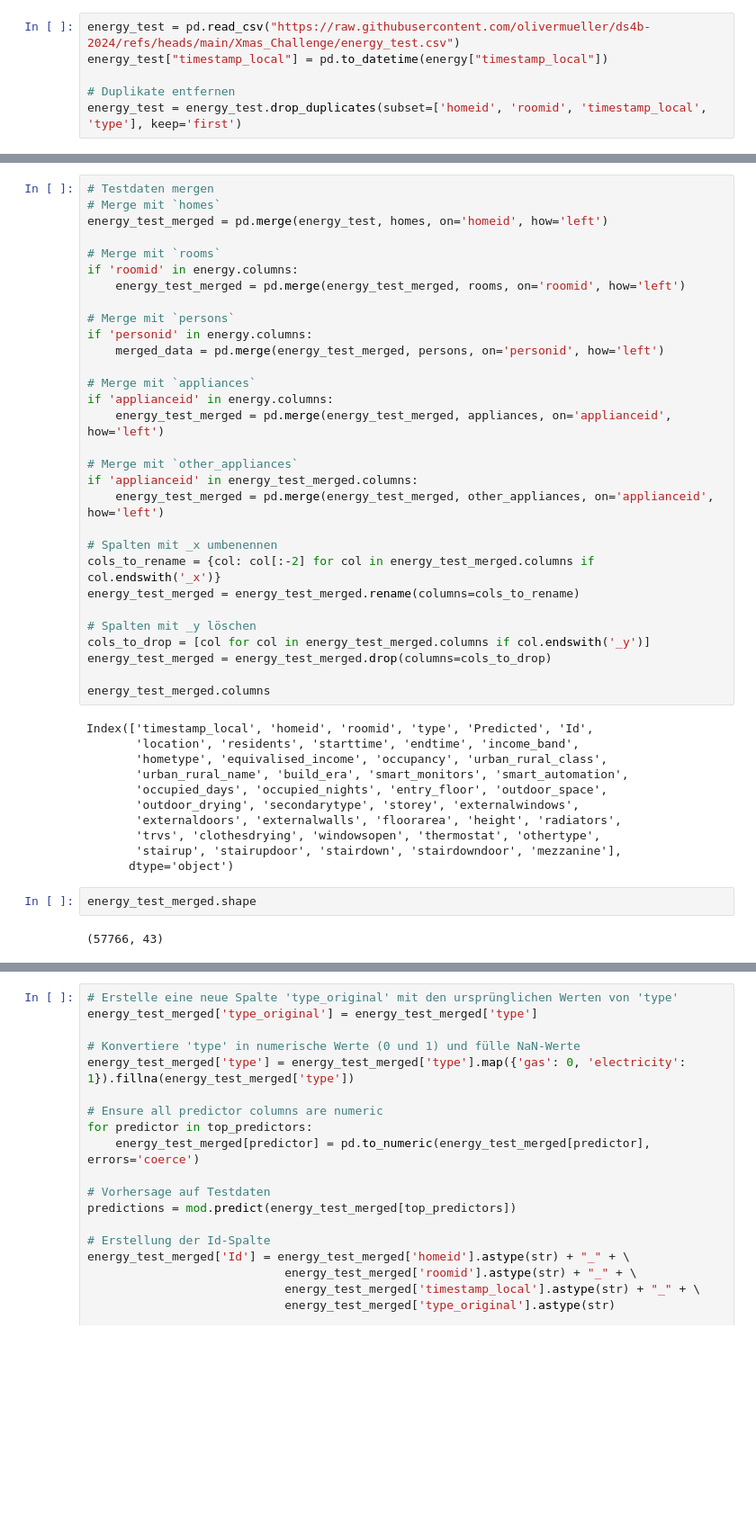
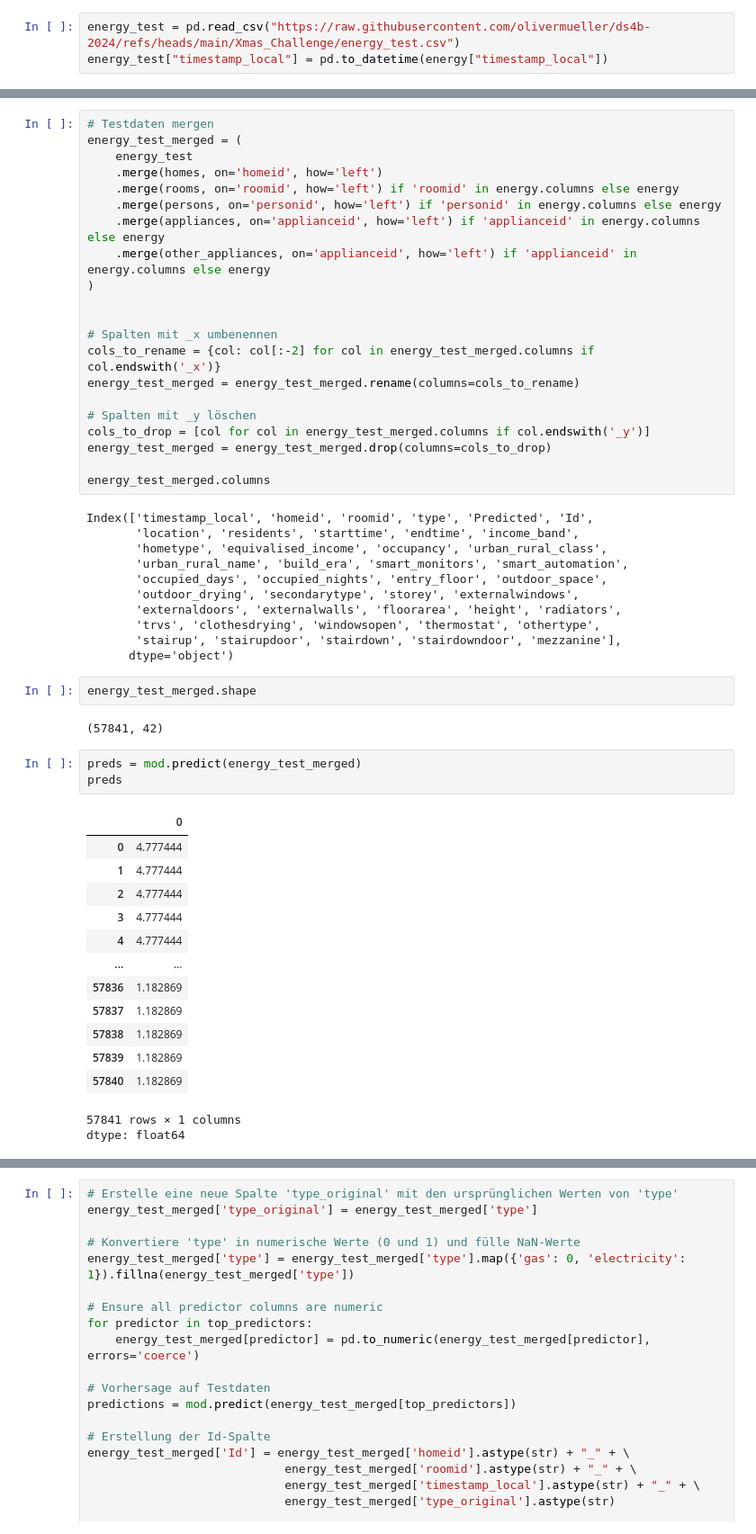
Before and after one commit to Julian200019/DataScience2024, a Jupyter notebook: Xmas_Challenge/ideal_eda.ipynb, the cells around one changed output, grey strips where cells are left out. Shown: that part at 90% size. Saved outputs shown, nothing was run; the diff lists cells and outputs as text; blank space fills up the shorter version.

```diff
--- a/Xmas_Challenge/ideal_eda.ipynb
+++ b/Xmas_Challenge/ideal_eda.ipynb
@@ -333,6 +327,3 @@ strong multicollinearity or other numerical problems.
 # %%
 energy_test = pd.read_csv("https://raw.githubusercontent.com/olivermueller/ds4b-2024/refs/heads/main/Xmas_Challenge/energy_test.csv")
 energy_test["timestamp_local"] = pd.to_datetime(energy["timestamp_local"])
-
-# Duplikate entfernen
-energy_test = energy_test.drop_duplicates(subset=['homeid', 'roomid', 'timestamp_local', 'type'], keep='first')
@@ -350,23 +345,14 @@ energy_test.shape
 # %%
 # Testdaten mergen
-# Merge mit `homes`
-energy_test_merged = pd.merge(energy_test, homes, on='homeid', how='left')
+energy_test_merged = (
+    energy_test
+    .merge(homes, on='homeid', how='left')
+    .merge(rooms, on='roomid', how='left') if 'roomid' in energy.columns else energy
+    .merge(persons, on='personid', how='left') if 'personid' in energy.columns else energy
+    .merge(appliances, on='applianceid', how='left') if 'applianceid' in energy.columns else energy
+    .merge(other_appliances, on='applianceid', how='left') if 'applianceid' in energy.columns else energy
+)
 
-# Merge mit `rooms`
-if 'roomid' in energy.columns:
-    energy_test_merged = pd.merge(energy_test_merged, rooms, on='roomid', how='left')
-
-# Merge mit `persons`
-if 'personid' in energy.columns:
-    merged_data = pd.merge(energy_test_merged, persons, on='personid', how='left')
-
-# Merge mit `appliances`
-if 'applianceid' in energy.columns:
-    energy_test_merged = pd.merge(energy_test_merged, appliances, on='applianceid', how='left')
-
-# Merge mit `other_appliances`
-if 'applianceid' in energy_test_merged.columns:
-    energy_test_merged = pd.merge(energy_test_merged, other_appliances, on='applianceid', how='left')
 
 # Spalten mit _x umbenennen
 cols_to_rename = {col: col[:-2] for col in energy_test_merged.columns if col.endswith('_x')}
@@ -391,4 +377,22 @@ Index(['timestamp_local', 'homeid', 'roomid', 'type', 'Predicted', 'Id',
 # %%
 energy_test_merged.shape
 # %% [output]
-(57766, 43)
+(57841, 42)
+# %%
+preds = mod.predict(energy_test_merged)
+preds
+# %% [output]
+|  | 0 |
+| 0 | 4.777444 |
+| 1 | 4.777444 |
+| 2 | 4.777444 |
+| 3 | 4.777444 |
+| 4 | 4.777444 |
+| ... | ... |
+| 57836 | 1.182869 |
+| 57837 | 1.182869 |
+| 57838 | 1.182869 |
+| 57839 | 1.182869 |
+| 57840 | 1.182869 |
+57841 rows × 1 columns
+dtype: float64
```
Also changed, not shown: parts of 12 cells of this notebook.
